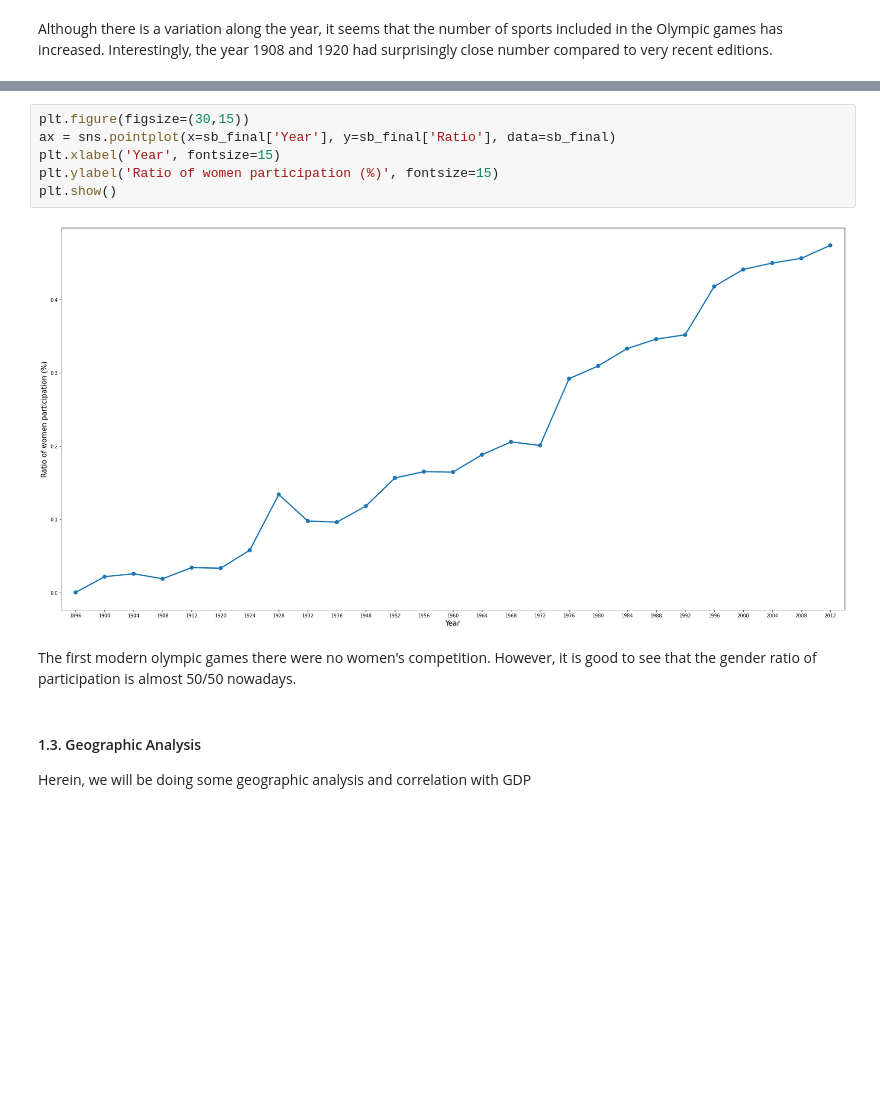
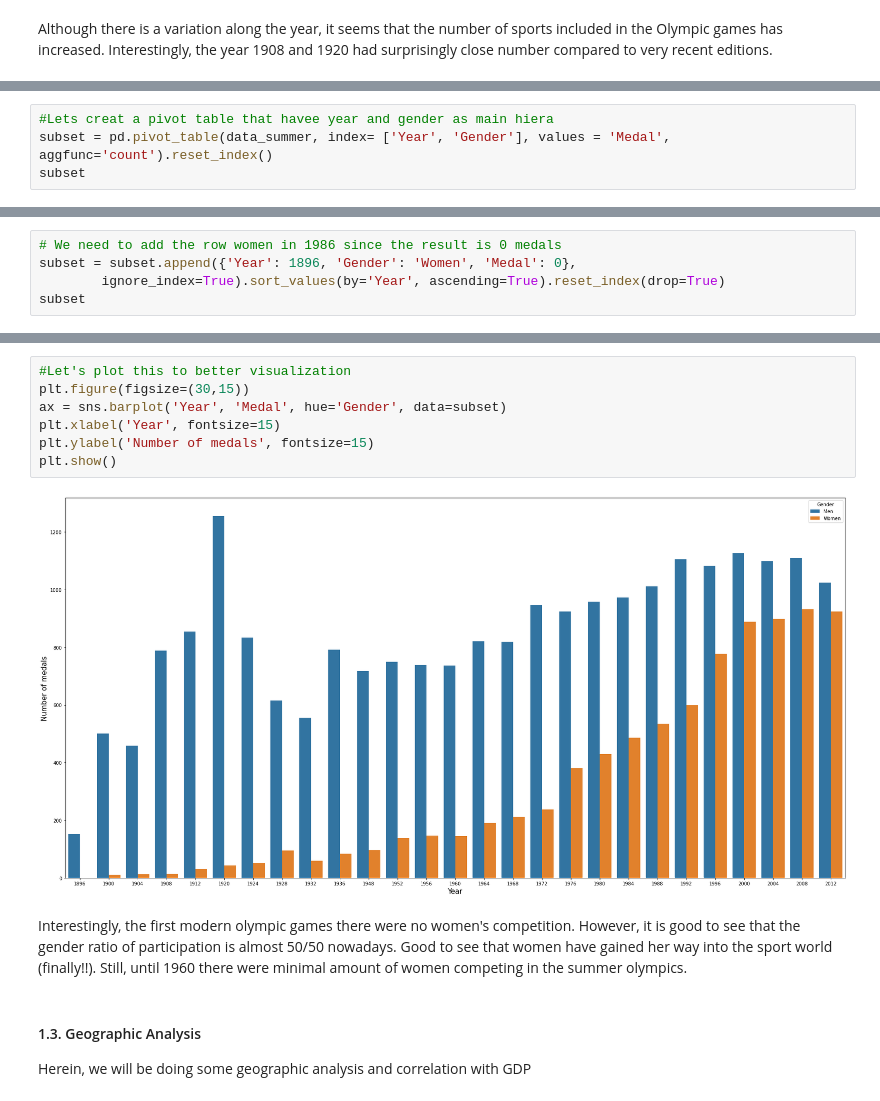
Before and after one commit to victorcruz90/Olympic-medals-analysis, a Jupyter notebook: Initial_data_understanding.ipynb, the cells around one changed output, grey strips where cells are left out. Drawn from its saved outputs; the diff is of its cells as text; blank space fills up the shorter version.

Commit message:
Simplified gender analysis with pivot table

```diff
--- a/Initial_data_understanding.ipynb
+++ b/Initial_data_understanding.ipynb
@@ -139,0 +157,4 @@ sb_final
+# %%
+#Lets creat a pivot table that havee year and gender as main hiera
+subset = pd.pivot_table(data_summer, index= ['Year', 'Gender'], values = 'Medal', aggfunc='count').reset_index()
+subset
@@ -139,0 +179,5 @@ sb_final
+# %%
+# We need to add the row women in 1986 since the result is 0 medals
+subset = subset.append({'Year': 1896, 'Gender': 'Women', 'Medal': 0},
+        ignore_index=True).sort_values(by='Year', ascending=True).reset_index(drop=True)
+subset
@@ -140,13 +202,14 @@ sb_final
 # %%
+#Let's plot this to better visualization
 plt.figure(figsize=(30,15))
-ax = sns.pointplot(x=sb_final['Year'], y=sb_final['Ratio'], data=sb_final)
+ax = sns.barplot('Year', 'Medal', hue='Gender', data=subset)
 plt.xlabel('Year', fontsize=15)
-plt.ylabel('Ratio of women participation (%)', fontsize=15)
+plt.ylabel('Number of medals', fontsize=15)
 plt.show()
 # %% [output]
-[figure, old version]
+[figure, new version]
 # %% [markdown]
-The first modern olympic games there were no women's competition. However, it is good to see that the gender ratio of participation is almost 50/50 nowadays.
+Interestingly, the first modern olympic games there were no women's competition. However, it is good to see that the gender ratio of participation is almost 50/50 nowadays. Good to see that women have gained her way into the sport world (finally!!). Still, until 1960 there were minimal amount of women competing in the summer olympics.
 # %% [markdown]
 #### 1.3. Geographic Analysis
 
```
Also changed, not shown: parts of 17 cells of this notebook.
